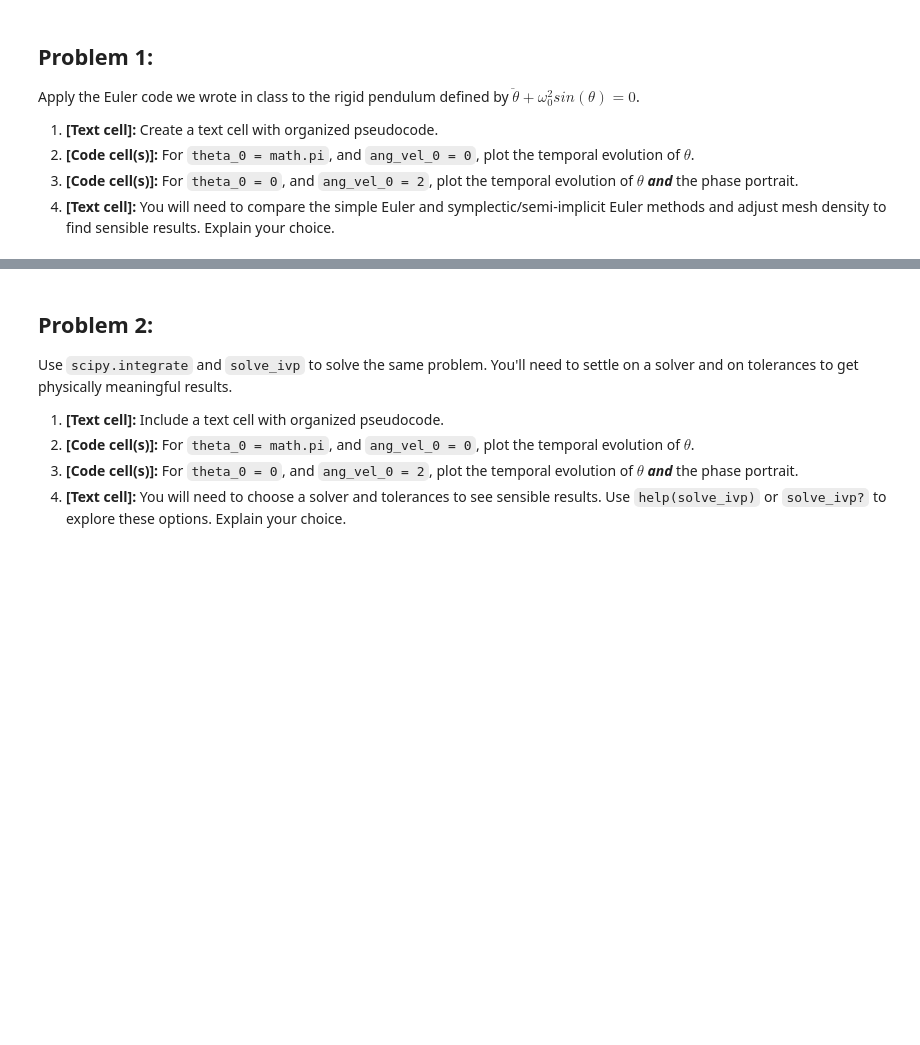
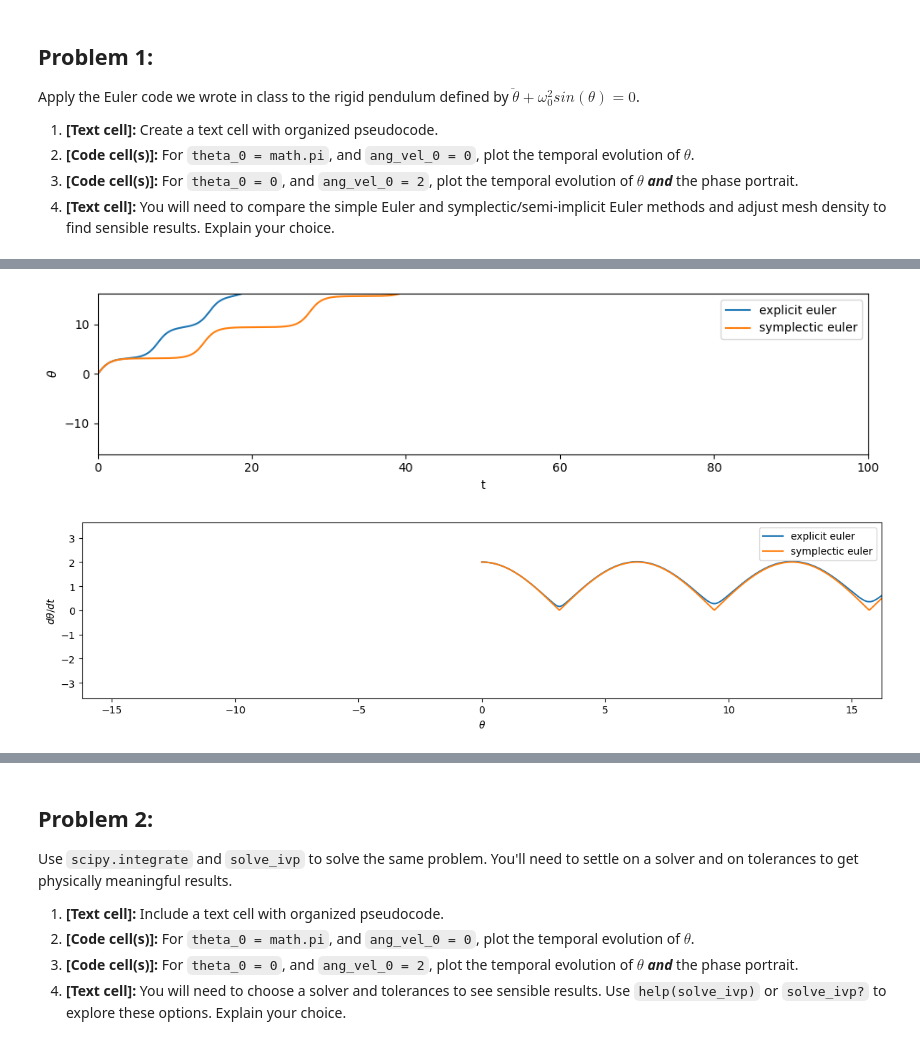
Before and after one commit to IntroComputationalPhysics-UNT/euler-and-solve-ivp-henry8675309, a Jupyter notebook: rigid_pendulum_assignment_v2.ipynb, the cells around one changed output, grey strips where cells are left out. Cells and saved outputs as stored; diff of their text form; code cells hidden in the pictures; blank space fills up the shorter version.

```diff
--- a/rigid_pendulum_assignment_v2.ipynb
+++ b/rigid_pendulum_assignment_v2.ipynb
@@ -41,0 +132,25 @@ Apply the Euler code we wrote in class to the rigid pendulum defined by $\ddot{\
+# %%
+# run both methods
+tE, thE, wE = euler_simple(omega_0, 0.0, 2.0, t_0, t_f, n_steps)
+tS, thS, wS = euler_symplectic(omega_0, 0.0, 2.0, t_0, t_f, n_steps)
+
+# θ(t)
+plt.figure(figsize=(10,2.6))
+plt.plot(tE, thE, label='explicit euler')
+plt.plot(tS, thS, label='symplectic euler')
+plt.xlim([0, 100])
+plt.ylim([-5*math.pi - 0.5, 5*math.pi + 0.5])
+plt.xlabel('t'); plt.ylabel(r'$\theta$'); plt.legend()
+plt.tight_layout(); plt.show()
+
+# phase portrait: w vs θ
+plt.figure(figsize=(12,3.2))
+plt.plot(thE, wE, label='explicit euler')
+plt.plot(thS, wS, label='symplectic euler')
+plt.xlim([-5*math.pi - 0.5, 5*math.pi + 0.5])
+plt.ylim([-math.pi - 0.5, math.pi + 0.5])
+plt.xlabel(r'$\theta$'); plt.ylabel(r'$d\theta/dt$'); plt.legend()
+plt.tight_layout(); plt.show()
+# %% [output]
+[figure, added]
+[figure, added]
```
Also changed, not shown: parts of 11 cells of this notebook.
